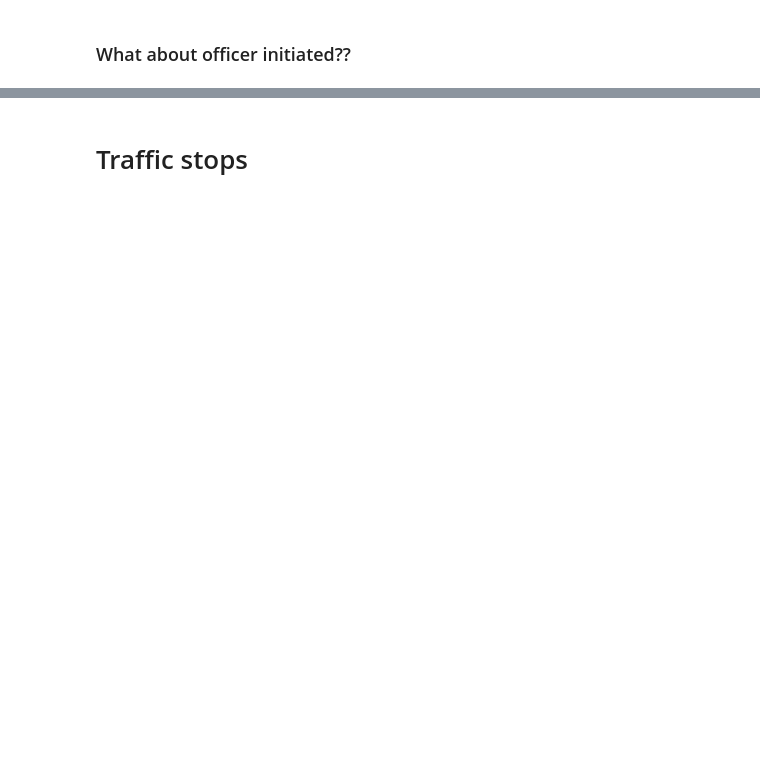
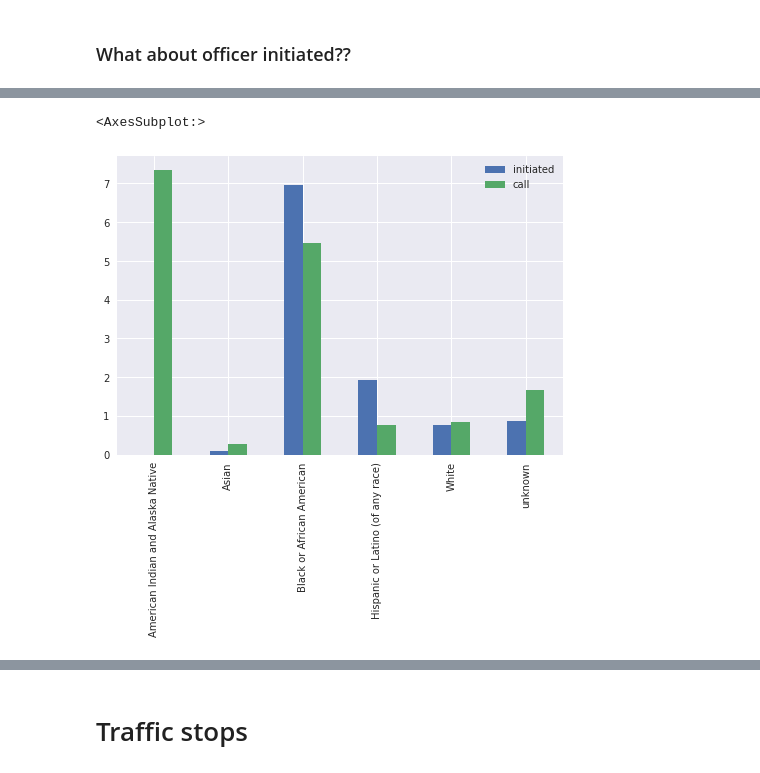
Before and after one commit to benyaminmk/DefundNPD, a Jupyter notebook: crime_spending_bias.ipynb, the cells around one changed output, grey strips where cells are left out. Drawn from its saved outputs; the diff is of its cells as text; code cells hidden in the pictures; blank space fills up the shorter version.

```diff
--- a/crime_spending_bias.ipynb
+++ b/crime_spending_bias.ipynb
@@ -123,0 +205,13 @@ print(f'If you are Latinx in Newton, you are {np.round(ratio_lattowhite,3)} time
+# %%
+fio_initiated = fio.groupby('Officer Initiated').get_group('Yes')
+# %%
+fio_initiated_byrace = fio_initiated.groupby('Race').count()['Date/Time'].reset_index()
+fio_initiated_byrace['Race'] = fio_initiated_byrace.Race.apply(map_demo_label)
+fio_initiated_byrace.columns=['demographic','count']
+fio_initiated_byrace['count_proportion'] = fio_initiated_byrace['count']/len(fio_initiated)
+
+fio_initiated_byrace = fio_initiated_byrace.set_index('demographic').join(demo.set_index('demographic'))
+
+#calculate FIO stops proportionally
+# count_proportionally = lambda x : x[1]/x[2]
+fio_initiated_byrace['stop_liklihood'] = fio_initiated_byrace.apply(count_proportionally,raw=True,axis=1)
@@ -123,0 +230,12 @@ print(f'If you are Latinx in Newton, you are {np.round(ratio_lattowhite,3)} time
+# %%
+fio_call = fio.groupby('Officer Initiated').get_group('No')
+fio_call_byrace = fio_call.groupby('Race').count()['Date/Time'].reset_index()
+fio_call_byrace['Race'] = fio_call_byrace.Race.apply(map_demo_label)
+fio_call_byrace.columns=['demographic','count']
+fio_call_byrace['count_proportion'] = fio_call_byrace['count']/len(fio_call)
+
+fio_call_byrace = fio_call_byrace.set_index('demographic').join(demo.set_index('demographic'))
+
+#calculate FIO stops proportionally
+# count_proportionally = lambda x : x[1]/x[2]
+fio_call_byrace['stop_liklihood'] = fio_call_byrace.apply(count_proportionally,raw=True,axis=1)
@@ -123,0 +253,7 @@ print(f'If you are Latinx in Newton, you are {np.round(ratio_lattowhite,3)} time
+# %%
+compare = pd.DataFrame({'initiated':fio_initiated_byrace.stop_liklihood,
+                        'call':fio_call_byrace.stop_liklihood})
+compare.plot(kind='bar')
+# %% [output]
+<AxesSubplot:>
+[figure, added]
```
Also changed, not shown: parts of 28 cells of this notebook, 9 other files.
